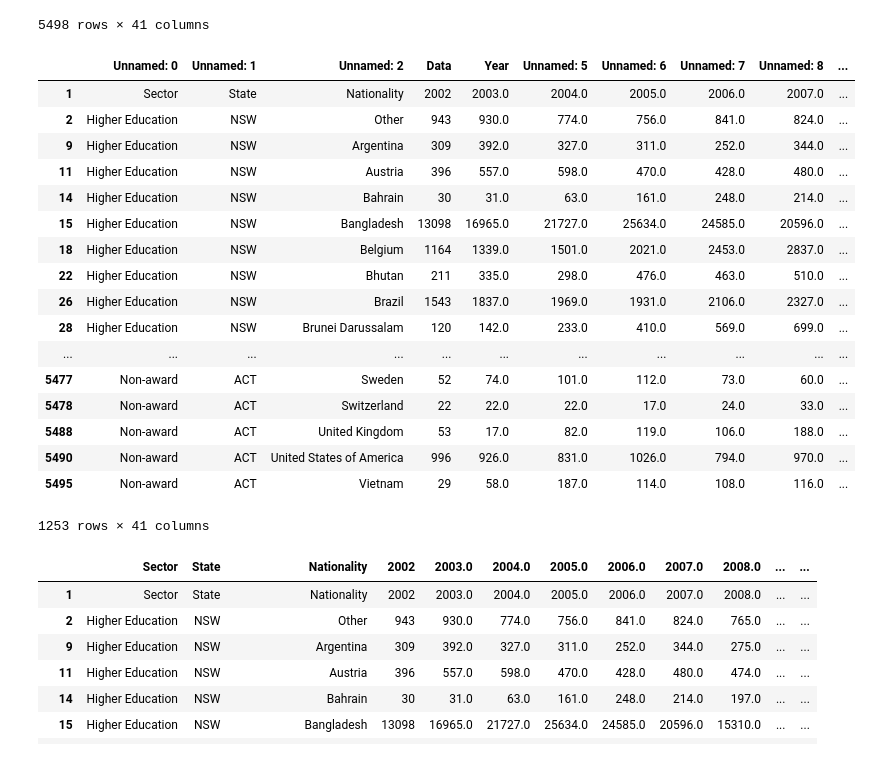
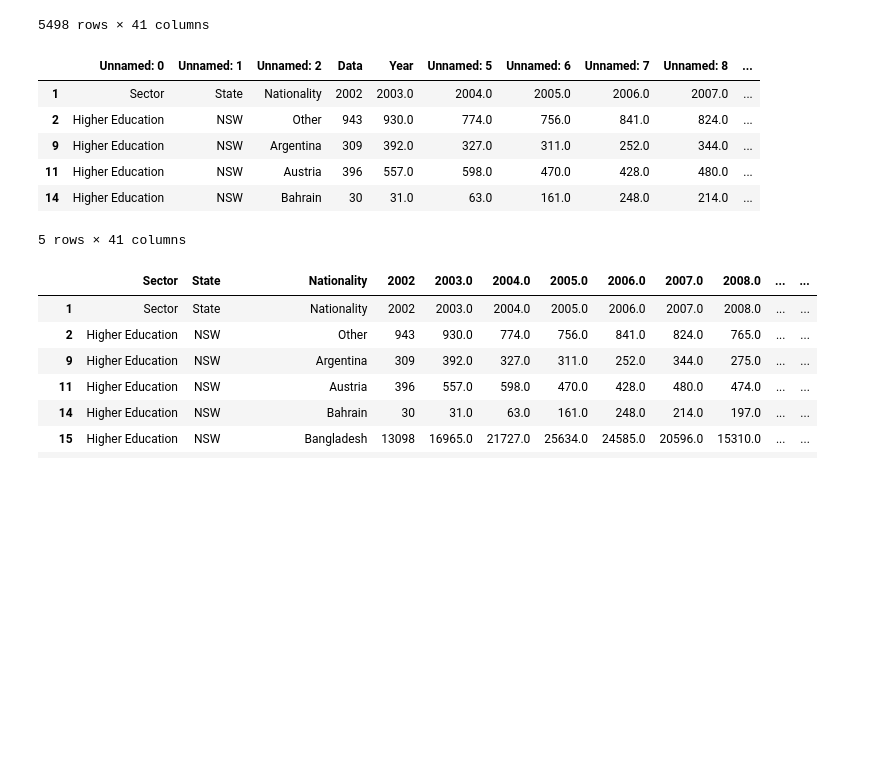
Before and after one commit to lys1995/ME13_InterScool_GetReadyForSchool, a Jupyter notebook: wrangling_data.ipynb, the cells around one changed output. Drawn from its saved outputs; the diff is of its cells as text; code cells hidden in the pictures; blank space fills up the shorter version.

```diff
--- a/wrangling_data.ipynb
+++ b/wrangling_data.ipynb
@@ -155,22 +163,11 @@ enrolment_clean = enrol_df_clean[enrol_df_clean.loc[:]!=0].dropna()
 # %%
-enrolment_clean
+enrolment_clean.head(5)
 # %% [output]
 |  | Unnamed: 0 | Unnamed: 1 | Unnamed: 2 | Data | Year | Unnamed: 5 | Unnamed: 6 | Unnamed: 7 | Unnamed: 8 | ... |
 | 1 | Sector | State | Nationality | 2002 | 2003.0 | 2004.0 | 2005.0 | 2006.0 | 2007.0 | ... |
 | 2 | Higher Education | NSW | Other | 943 | 930.0 | 774.0 | 756.0 | 841.0 | 824.0 | ... |
 | 9 | Higher Education | NSW | Argentina | 309 | 392.0 | 327.0 | 311.0 | 252.0 | 344.0 | ... |
 | 11 | Higher Education | NSW | Austria | 396 | 557.0 | 598.0 | 470.0 | 428.0 | 480.0 | ... |
 | 14 | Higher Education | NSW | Bahrain | 30 | 31.0 | 63.0 | 161.0 | 248.0 | 214.0 | ... |
-| 15 | Higher Education | NSW | Bangladesh | 13098 | 16965.0 | 21727.0 | 25634.0 | 24585.0 | 20596.0 | ... |
-| 18 | Higher Education | NSW | Belgium | 1164 | 1339.0 | 1501.0 | 2021.0 | 2453.0 | 2837.0 | ... |
-| 22 | Higher Education | NSW | Bhutan | 211 | 335.0 | 298.0 | 476.0 | 463.0 | 510.0 | ... |
-| 26 | Higher Education | NSW | Brazil | 1543 | 1837.0 | 1969.0 | 1931.0 | 2106.0 | 2327.0 | ... |
-| 28 | Higher Education | NSW | Brunei Darussalam | 120 | 142.0 | 233.0 | 410.0 | 569.0 | 699.0 | ... |
-| ... | ... | ... | ... | ... | ... | ... | ... | ... | ... | ... |
-| 5477 | Non-award | ACT | Sweden | 52 | 74.0 | 101.0 | 112.0 | 73.0 | 60.0 | ... |
-| 5478 | Non-award | ACT | Switzerland | 22 | 22.0 | 22.0 | 17.0 | 24.0 | 33.0 | ... |
-| 5488 | Non-award | ACT | United Kingdom | 53 | 17.0 | 82.0 | 119.0 | 106.0 | 188.0 | ... |
-| 5490 | Non-award | ACT | United States of America | 996 | 926.0 | 831.0 | 1026.0 | 794.0 | 970.0 | ... |
-| 5495 | Non-award | ACT | Vietnam | 29 | 58.0 | 187.0 | 114.0 | 108.0 | 116.0 | ... |
-1253 rows × 41 columns
+5 rows × 41 columns
 # %%
```
Also changed, not shown: parts of 36 cells of this notebook.
